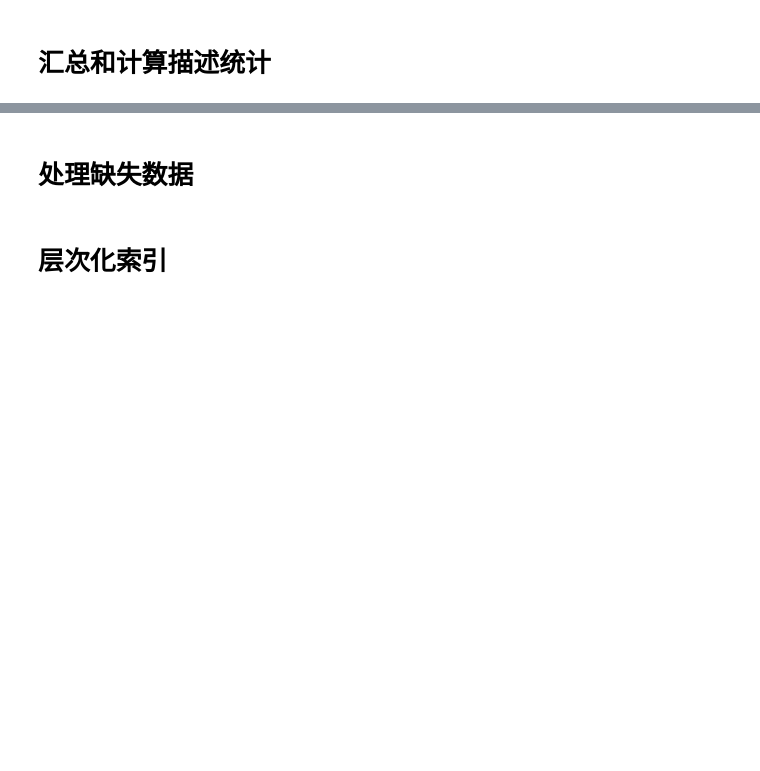
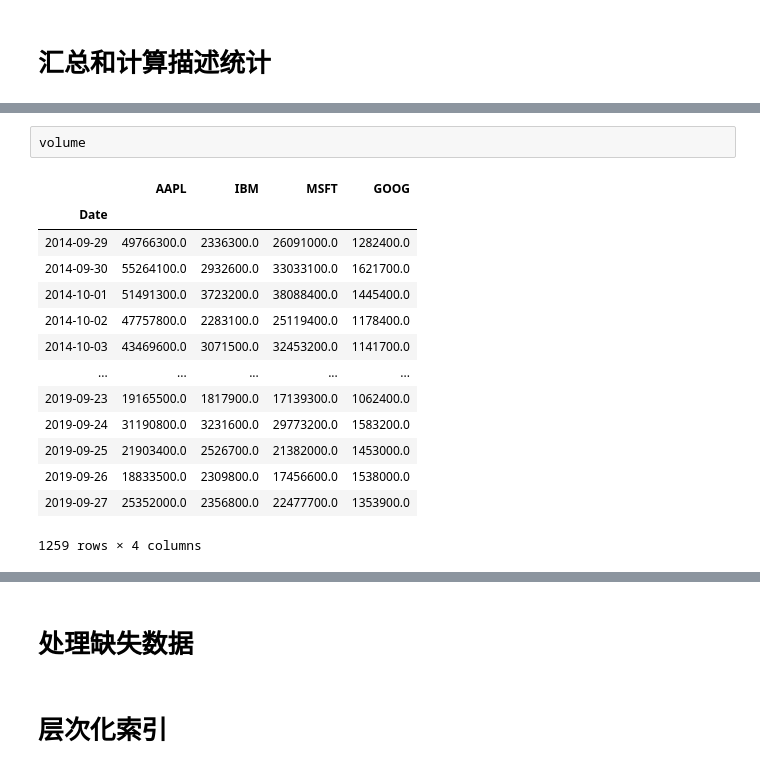
Before and after one commit to teapolyphenol/first, a Jupyter notebook: pandas.ipynb, the cells around one changed output, grey strips where cells are left out. Saved outputs shown, nothing was run; the diff lists cells and outputs as text; blank space fills up the shorter version.

```diff
--- a/pandas.ipynb
+++ b/pandas.ipynb
@@ -829,0 +1051,17 @@ frame.rank(axis='columns')
+# %%
+volume
+# %% [output]
+|  | AAPL | IBM | MSFT | GOOG |
+| Date |  |  |  |  |
+| 2014-09-29 | 49766300.0 | 2336300.0 | 26091000.0 | 1282400.0 |
+| 2014-09-30 | 55264100.0 | 2932600.0 | 33033100.0 | 1621700.0 |
+| 2014-10-01 | 51491300.0 | 3723200.0 | 38088400.0 | 1445400.0 |
+| 2014-10-02 | 47757800.0 | 2283100.0 | 25119400.0 | 1178400.0 |
+| 2014-10-03 | 43469600.0 | 3071500.0 | 32453200.0 | 1141700.0 |
+| ... | ... | ... | ... | ... |
+| 2019-09-23 | 19165500.0 | 1817900.0 | 17139300.0 | 1062400.0 |
+| 2019-09-24 | 31190800.0 | 3231600.0 | 29773200.0 | 1583200.0 |
+| 2019-09-25 | 21903400.0 | 2526700.0 | 21382000.0 | 1453000.0 |
+| 2019-09-26 | 18833500.0 | 2309800.0 | 17456600.0 | 1538000.0 |
+| 2019-09-27 | 25352000.0 | 2356800.0 | 22477700.0 | 1353900.0 |
+1259 rows × 4 columns
```
Also changed, not shown: parts of 52 cells of this notebook.
